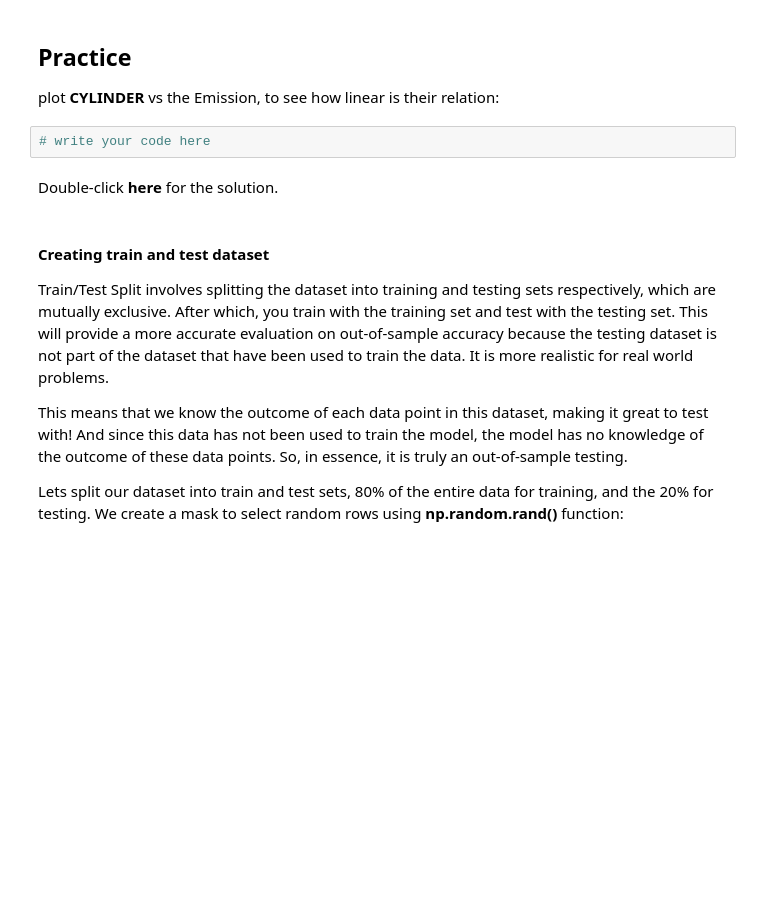
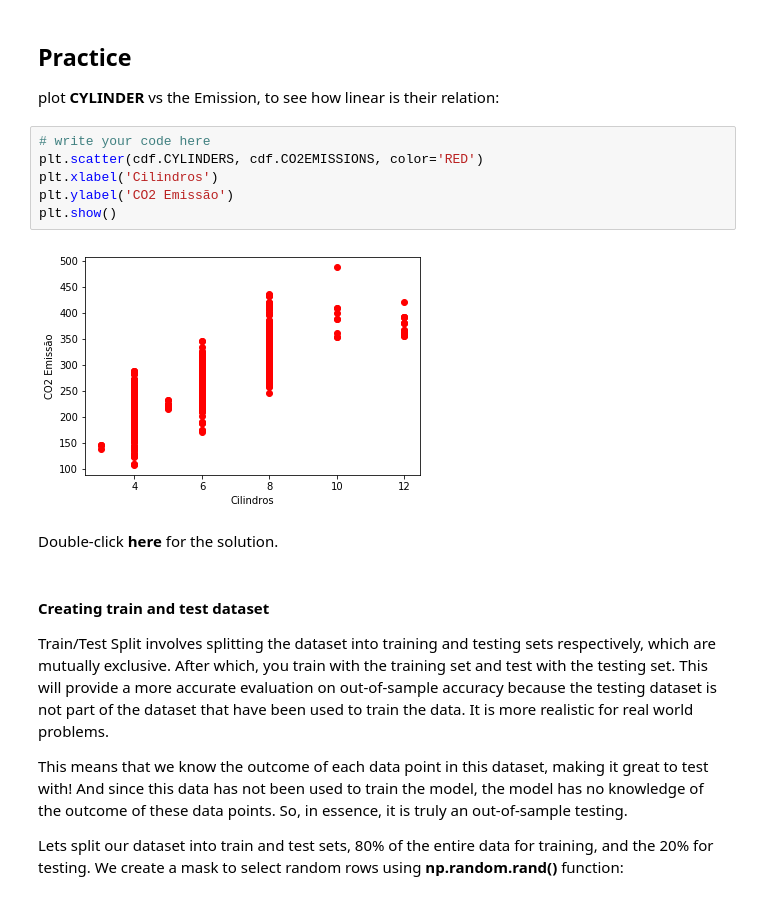
Before and after one commit to murilosisnando2003/datanalysistest, a Jupyter notebook: Simple-Linear-Regression.ipynb, the cells around one changed output. Cells and saved outputs as stored; diff of their text form; blank space fills up the shorter version.

```diff
--- a/Simple-Linear-Regression.ipynb
+++ b/Simple-Linear-Regression.ipynb
@@ -91,8 +135,14 @@ plt.show()
 # %% [markdown]
 ## Practice
 plot __CYLINDER__ vs the Emission, to see how linear is their relation:
-# %%
-# write your code here
+# %%
+# write your code here
+plt.scatter(cdf.CYLINDERS, cdf.CO2EMISSIONS, color='RED')
+plt.xlabel('Cilindros')
+plt.ylabel('CO2 Emissão')
+plt.show()
+# %% [output]
+[figure, added]
 # %% [markdown]
 Double-click __here__ for the solution.
 
```
Also changed, not shown: parts of 15 cells of this notebook.
